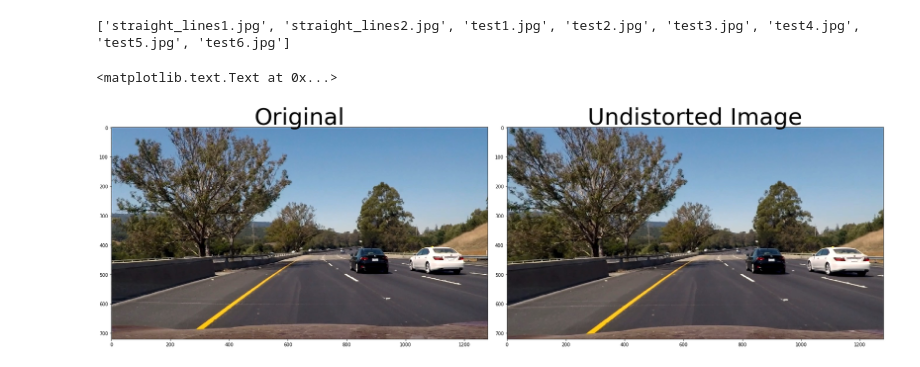
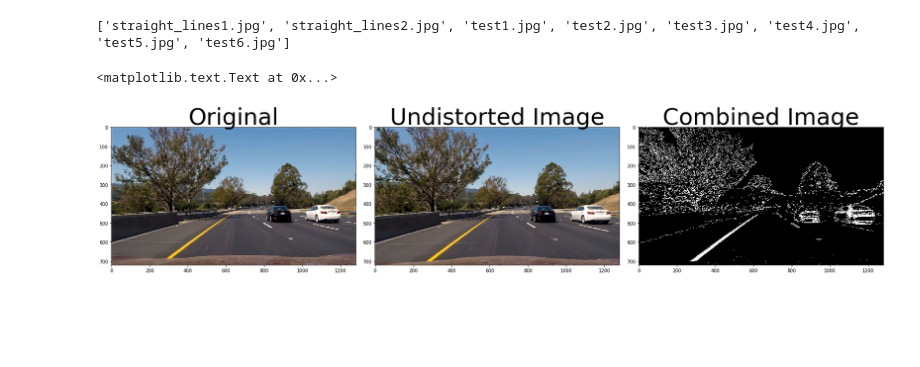
Before and after one commit to AZEngaria/CarND-P4-AdvanceLaneFinding, a Jupyter notebook: AdvanceLaneFindings.ipynb, the cells around one changed output. Drawn from its saved outputs; the diff is of its cells as text; code cells hidden in the pictures; blank space fills up the shorter version.

```diff
--- a/AdvanceLaneFindings.ipynb
+++ b/AdvanceLaneFindings.ipynb
@@ -64,21 +146,50 @@ Calibrated & Undistorted
 # %%
-test_images_path = "./test_images"
+test_images_path = "./test_images/"
 test_images = os.listdir(test_images_path)
-output_path = "output_images"
+undistorted_output = './Undistorted/'
+thresholded_output = './Thresholded/'
+output_path = "./output_images/"
+warped_path = "./warped/"
 print(test_images)
 # %% [output]
 ['straight_lines1.jpg', 'straight_lines2.jpg', 'test1.jpg', 'test2.jpg', 'test3.jpg', 'test4.jpg', 'test5.jpg', 'test6.jpg']
-# %%
-for image in test_images:
-    img = mpimg.imread(test_images_path + '/' + image)
-    undistorted, mtx, dist = undistortImage(img, objpoints, imgpoints, img.shape[1::-1])
-
-f, (ax1,ax2) = plt.subplots(1,2,figsize=(24, 9))
-f.tight_layout()
-ax1.imshow(img)
-ax1.set_title('Original', fontsize=50)
-ax2.imshow(undistorted)
-ax2.set_title('Undistorted Image', fontsize=50)
-# %% [output]
-<matplotlib.text.Text at 0x...>
-[figure, removed]
+# %%
+#| ((mag_binary == 1) & (dir_binary == 1))
+for image in test_images:
+
+    img = mpimg.imread(test_images_path + image)
+    undistorted, mtx, dist = undistortImage(img, objpoints, imgpoints, img.shape[1::-1])
+    mpimg.imsave(undistorted_output + image, undistorted)
+    gradx = abs_sobel_thresh(undistorted, orient='x', sobel_kernel=3, thresh=(20, 100))
+    grady = abs_sobel_thresh(undistorted, orient='y', sobel_kernel=3, thresh=(30, 100))
+    mag_binary = mag_thresh(undistorted, sobel_kernel=5, mag_thresh=(30, 100))
+    dir_binary = dir_threshold(undistorted, sobel_kernel=5, thresh=(0.6, 1.2))
+    color_binary = color_threshold(undistorted, sthresh=(170,255), vthresh=(170,255))
+
+    preProcessImage = np.zeros_like(undistorted[:,:,0])
+    preProcessImage[((gradx == 1) & (grady == 1)) | ((mag_binary == 1) & (dir_binary == 1)) | (color_binary == 1) ] = 255
+    temp_image = np.dstack((preProcessImage,preProcessImage,preProcessImage))
+    mpimg.imsave(thresholded_output + image, temp_image)
+
+    image_height = preProcessImage.shape[0]
+    image_width  = preProcessImage.shape[1]
+
+    source_points = np.float32([[612.,440.],[668.,440.],[1110.,image_height],[190,image_height]])
+    destination_points = np.float32([[300.,0.],[1010.,0.],[1010.,image_height],[300,image_height]])
+
+    M = cv2.getPerspectiveTransform(source_points,destination_points)
+    # e) use cv2.warpPerspective() to warp your image to a top-down view
+    warped = cv2.warpPerspective(preProcessImage, M, (image_width, image_height))
+    mpimg.imsave(warped_path + image, warped)
+
+f, (ax1,ax2,ax3) = plt.subplots(1,3,figsize=(24, 9))
+f.tight_layout()
+ax1.imshow(img)
+ax1.set_title('Original', fontsize=50)
+ax2.imshow(undistorted)
+ax2.set_title('Undistorted Image', fontsize=50)
+ax3.imshow(preProcessImage, cmap="gray")
+ax3.set_title('Combined Image', fontsize=50)
+# %% [output]
+<matplotlib.text.Text at 0x...>
+[figure, added]
```
Also changed, not shown: parts of 5 cells of this notebook.
